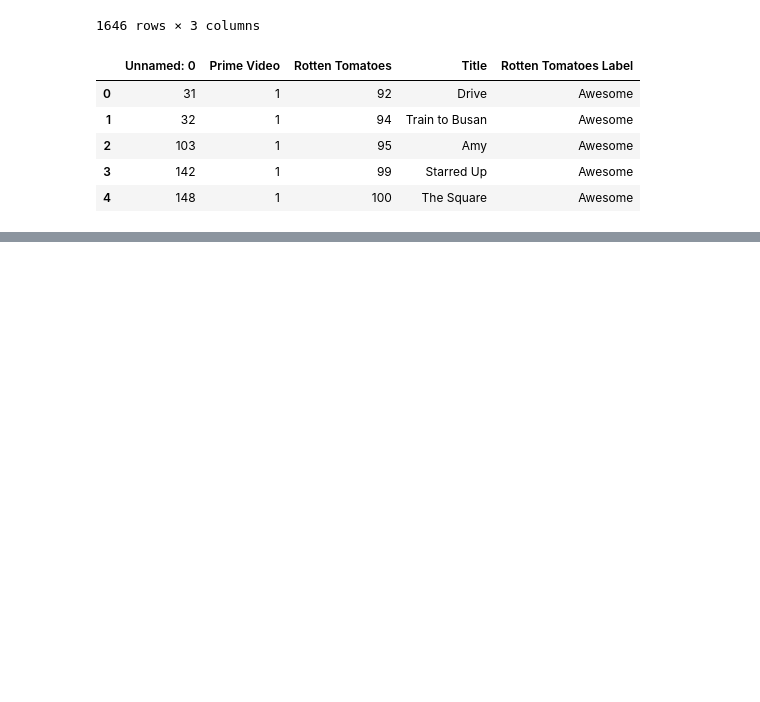
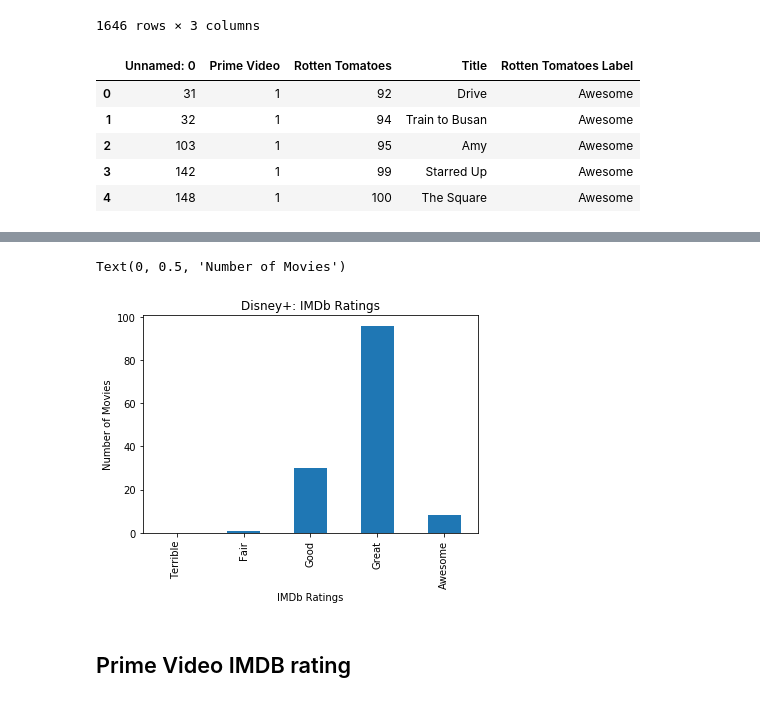
Before and after one commit to CecilyGriffin/MovieStreaming, a Jupyter notebook: Mercy MovieStreaming.ipynb, the cells around one changed output, grey strips where cells are left out. Saved outputs shown, nothing was run; the diff lists cells and outputs as text; code cells hidden in the pictures; blank space fills up the shorter version.

```diff
--- a/Mercy MovieStreaming.ipynb
+++ b/Mercy MovieStreaming.ipynb
@@ -381,0 +536,7 @@ Text(0, 0.5, 'Number of Movies')
+# %%
+IMDbdisneyrating = newdata[('IMDb')].sort_values()
+IMDbdisney2 = IMDbdisneyrating.dropna(how = 'any')
+IMDbdisneydf = pd.DataFrame(newdata[['Disney+','IMDb', 'Title']])
+IMDbdisneydf.dropna(inplace=True)
+IMDbdisneydf = IMDbdisneydf[IMDbdisneydf["Disney+"] != 0]
+IMDbdisneydf
@@ -381,0 +587,6 @@ Text(0, 0.5, 'Number of Movies')
+# %%
+bins = [0, 2, 4, 6,8, 10]
+percentages = ["Terrible", "Fair", "Good", "Great", "Awesome"]
+IMDbdisneydf["IMDb Label"] = pd.cut(IMDbdisneydf["IMDb"], bins, labels= percentages, include_lowest=True)
+
+IMDbdisneydf.head()
@@ -381,0 +600,14 @@ Text(0, 0.5, 'Number of Movies')
+# %%
+disneybarimdb = IMDbdisneydf.groupby("IMDb Label")
+disneybarimdb2 = disneybarimdb["Disney+"].count()
+# %%
+disneybarimdb2.plot.bar()
+
+plt.title("Disney+: IMDb Ratings")
+plt.xlabel("IMDb Ratings")
+plt.ylabel("Number of Movies")
+# %% [output]
+Text(0, 0.5, 'Number of Movies')
+[figure, added]
+# %% [markdown]
+## Prime Video IMDB rating
```
Also changed, not shown: parts of 29 cells of this notebook, 4 other files.
